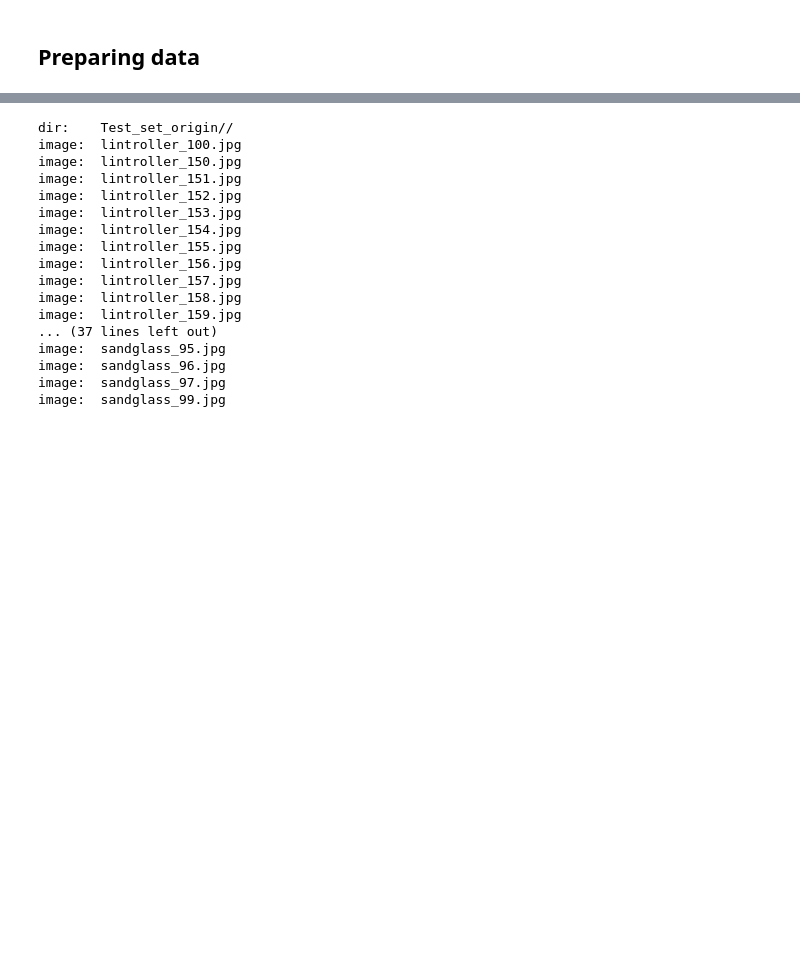
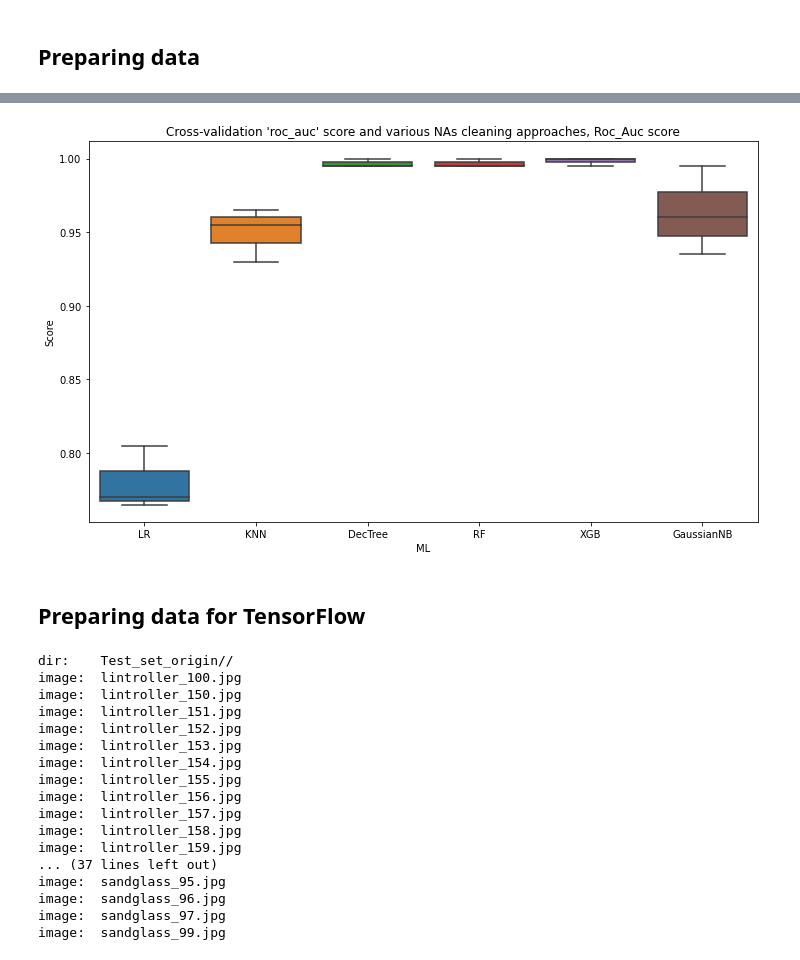
Before and after one commit to bateikoEd/object_recognition, a Jupyter notebook: Lab3/Lab3.ipynb, the cells around one changed output, grey strips where cells are left out. Cells and saved outputs as stored; diff of their text form; code cells hidden in the pictures; blank space fills up the shorter version.

```diff
--- a/Lab3/Lab3.ipynb
+++ b/Lab3/Lab3.ipynb
@@ -238,0 +451,19 @@ error: OpenCV(4.4.0) /tmp/pip-req-build-yln3mf6z/opencv/modules/core/src/batch_d
+# %%
+def get_score_for_model():
+    seed = 13
+
+    results = []
+    names = []
+    scoring = 'accuracy'
+
+    for name, model in models:
+        strat = StratifiedKFold(n_splits=3, random_state=seed, shuffle=True)
+
+        cv_results = cross_val_score(model, X_train, y_train, cv=strat, scoring=scoring, n_jobs=-1)
+
+        results.append(cv_results)
+        names.append(name)
+
+        print(f"{name}: {cv_results.mean()} ({cv_results.std()})")
+
+    return results
@@ -238,0 +479,14 @@ error: OpenCV(4.4.0) /tmp/pip-req-build-yln3mf6z/opencv/modules/core/src/batch_d
+# %%
+def append_res_to_boxplot(results, df):
+    i = 0
+    while i < len(results[0]):
+        line = []
+        for num, ml in zip(results, mod_list):
+            line.append([num[i],ml])
+
+        i = i+1
+        df = df.append(pd.DataFrame(line, columns=['Score', 'ML']),ignore_index=True)
+    return df
+# %%
+df_boxplot = append_res_to_boxplot(results, df_boxplot)
+df_boxplot
@@ -239,3 +511,12 @@ error: OpenCV(4.4.0) /tmp/pip-req-build-yln3mf6z/opencv/modules/core/src/batch_d
+# %%
+# Plotting the results
+plt.figure(figsize=(12,7))
+plt.title("Cross-validation 'roc_auc' score and various NAs cleaning approaches, Roc_Auc score")
+sns.boxplot(data = df_boxplot, x = 'ML',y='Score');
+# %% [output]
+[figure, added]
+# %% [markdown]
+## Preparing data for TensorFlow
 # %%
 from os import walk
 from PIL import Image
```
Also changed, not shown: parts of 29 cells of this notebook, 5 other files.
